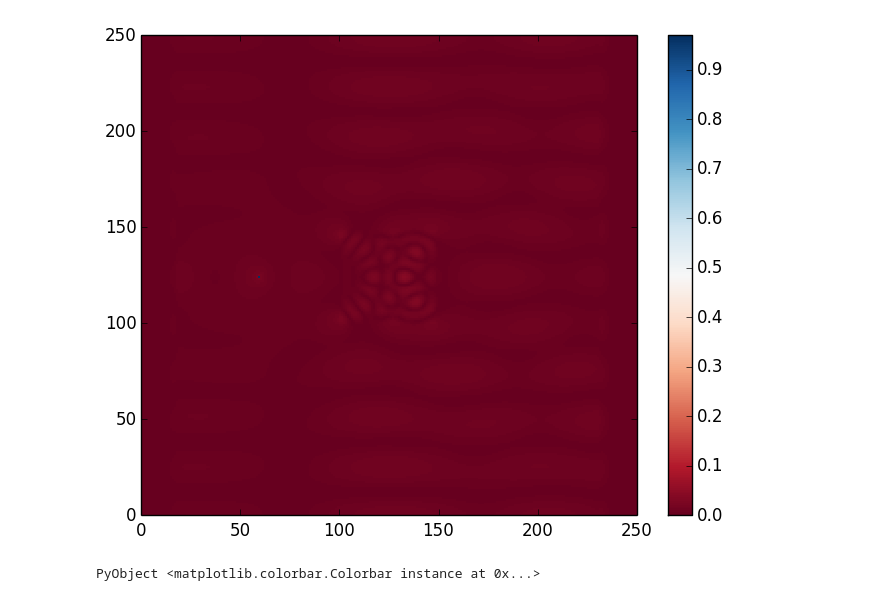
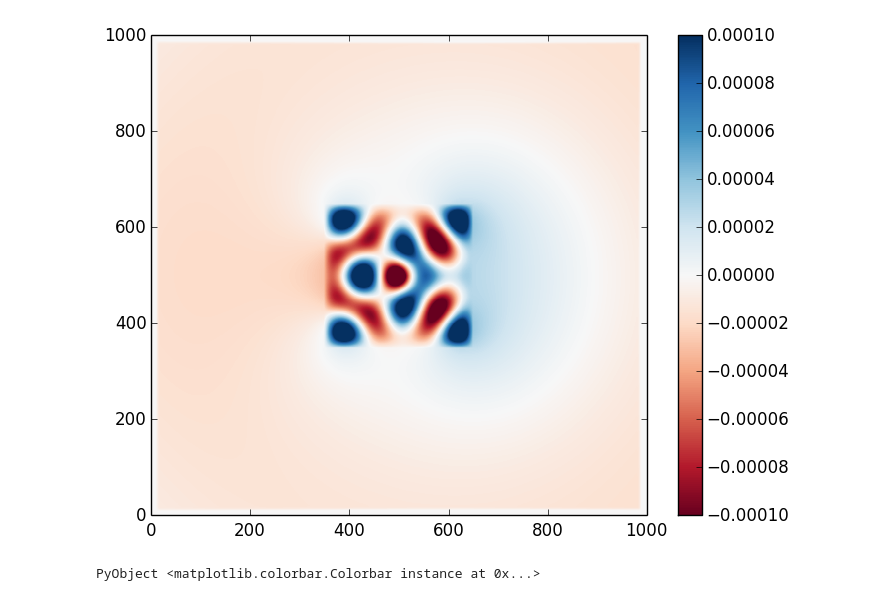
Before and after one commit to twhughes/Faraday-FDFD, a Jupyter notebook: SimpleCalc.ipynb, the cells around one changed output. Saved outputs shown, nothing was run; the diff lists cells and outputs as text; code cells hidden in the pictures.

```diff
--- a/SimpleCalc.ipynb
+++ b/SimpleCalc.ipynb
@@ -5,25 +5,29 @@ include("./src/calcpml_2d.jl");
 include("./src/yeeder.jl");
 include("./src/fdfd.jl");
 # %%
-n = 500;
+n = 2000;
 BC = [-2,-2];
 Nx2 = n;
 Ny2 = n;
 Nx = div(Nx2,2);     Ny = div(Ny2,2);
 ER2  = ones(Complex64,Nx2,Ny2);
-ER2[200:300,200:300] = 4.0;
+e = 14
+ER2[700:1300,700:1300] = e;
 MUR2 = ones(Complex64,Nx2,Ny2);
 RES  = [1e-9,1e-9];
-NPML = [0 0 40 40]
-lambda0 = 50e-9;
-Pol = "Ez";
+NPML = [40 40 40 40]
+lambda0 = 1500e-9;
+Pol = "Hz";
 theta = 0;
-Q = zeros(Int,Nx,Ny);
-Q[Int(Nx/2),60] = 1;
-(Ex,Ey,Ez,Hx,Hy,Hz) = fdfd(ER2,MUR2,RES,NPML,BC,lambda0,Pol,theta,Q);
+Q = zeros(Complex64,Nx,Ny);
+Q[500,500] = im;
+Q[500,300] = 1;
+Q[500,700] = -1;
+
+(Ex,Ey,Ez,Hx,Hy,Hz) = fdfd(ER2,MUR2,RES,NPML,BC,lambda0,Pol,Q;verbose=false,TFSF=false,theta=theta);
 # %%
-pcolormesh(abs(Hz),cmap="RdBu")
+pcolormesh(imag(Hz),cmap="RdBu",vmin=-0.0001,vmax=0.0001)
 colorbar()
 # %% [output]
-[figure, old version]
+[figure, new version]
 PyObject <matplotlib.colorbar.Colorbar instance at 0x...>
```
Also changed, not shown: 6 other files.
